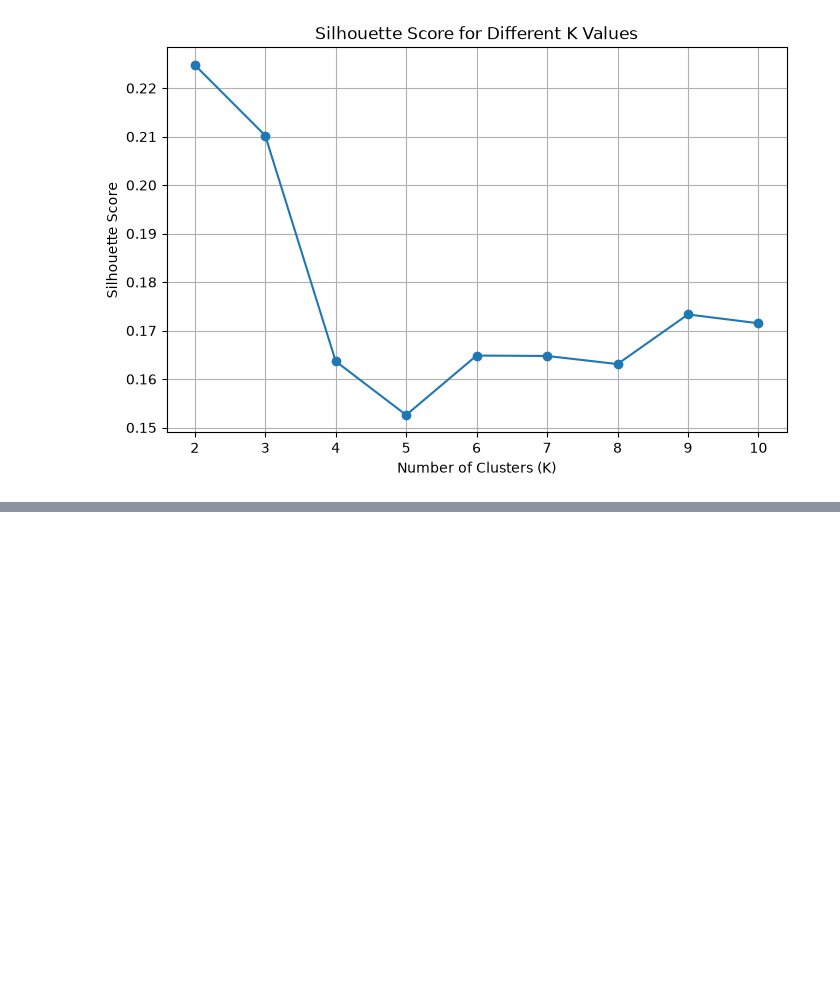
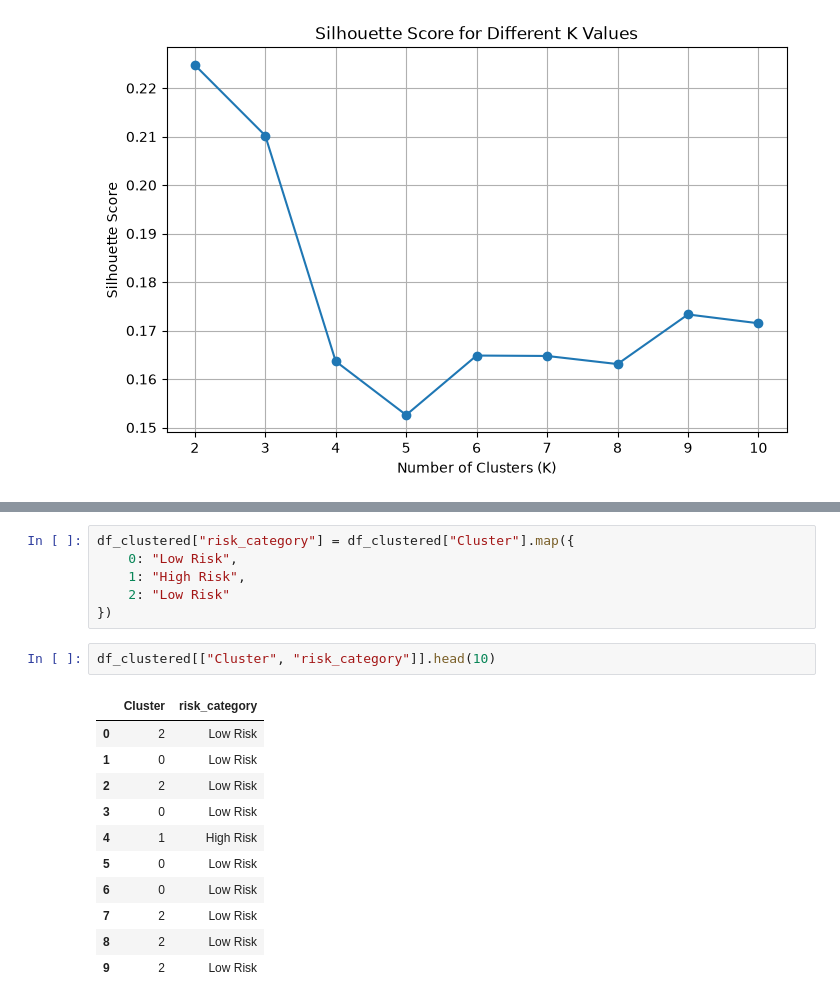
Before and after one commit to lahcen404/GlucoRisk-AI, a Jupyter notebook: notebooks/02_clustering.ipynb, the cells around one changed output, grey strips where cells are left out. Saved outputs shown, nothing was run; the diff lists cells and outputs as text; blank space fills up the shorter version.

```diff
--- a/notebooks/02_clustering.ipynb
+++ b/notebooks/02_clustering.ipynb
@@ -186,0 +350,20 @@ plt.show()
+# %%
+df_clustered["risk_category"] = df_clustered["Cluster"].map({
+    0: "Low Risk",
+    1: "High Risk",
+    2: "Low Risk"
+})
+# %%
+df_clustered[["Cluster", "risk_category"]].head(10)
+# %% [output]
+|  | Cluster | risk_category |
+| 0 | 2 | Low Risk |
+| 1 | 0 | Low Risk |
+| 2 | 2 | Low Risk |
+| 3 | 0 | Low Risk |
+| 4 | 1 | High Risk |
+| 5 | 0 | Low Risk |
+| 6 | 0 | Low Risk |
+| 7 | 2 | Low Risk |
+| 8 | 2 | Low Risk |
+| 9 | 2 | Low Risk |
```
Also changed, not shown: parts of 12 cells of this notebook.
